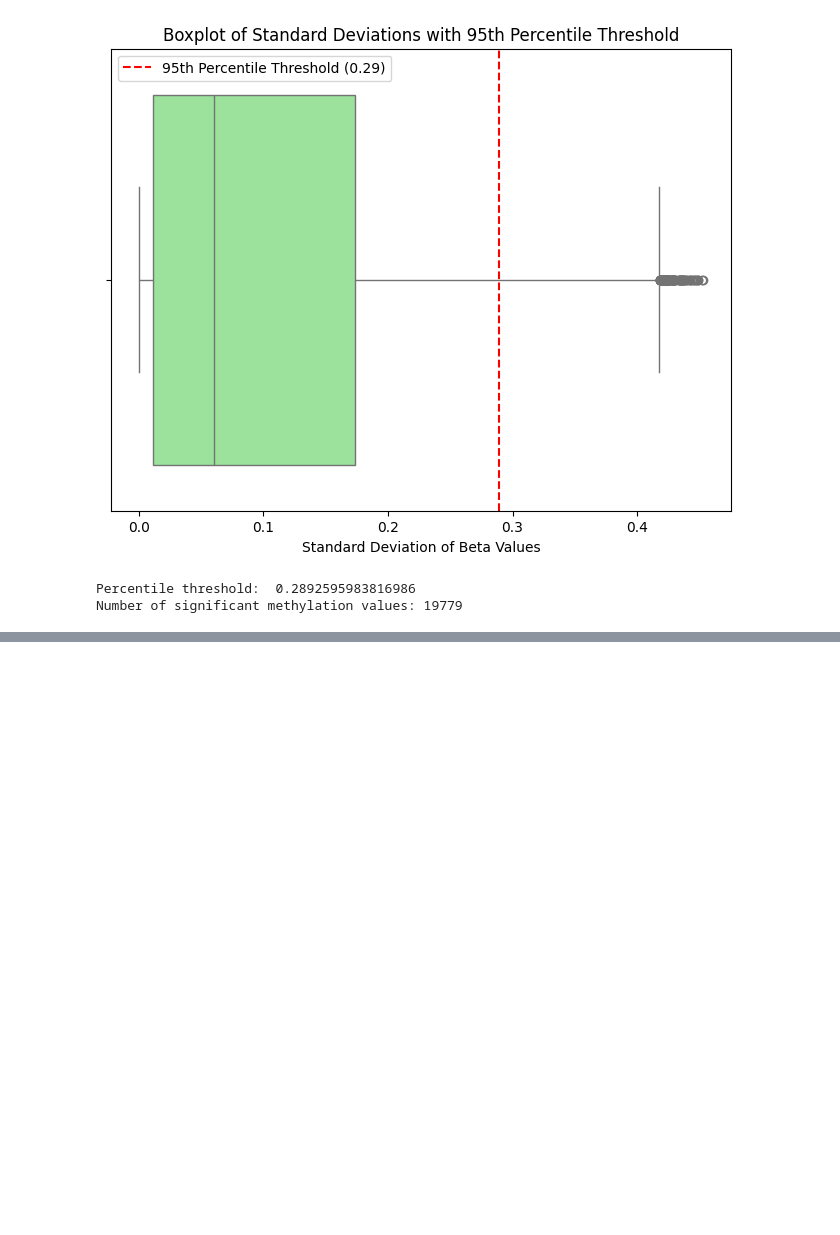
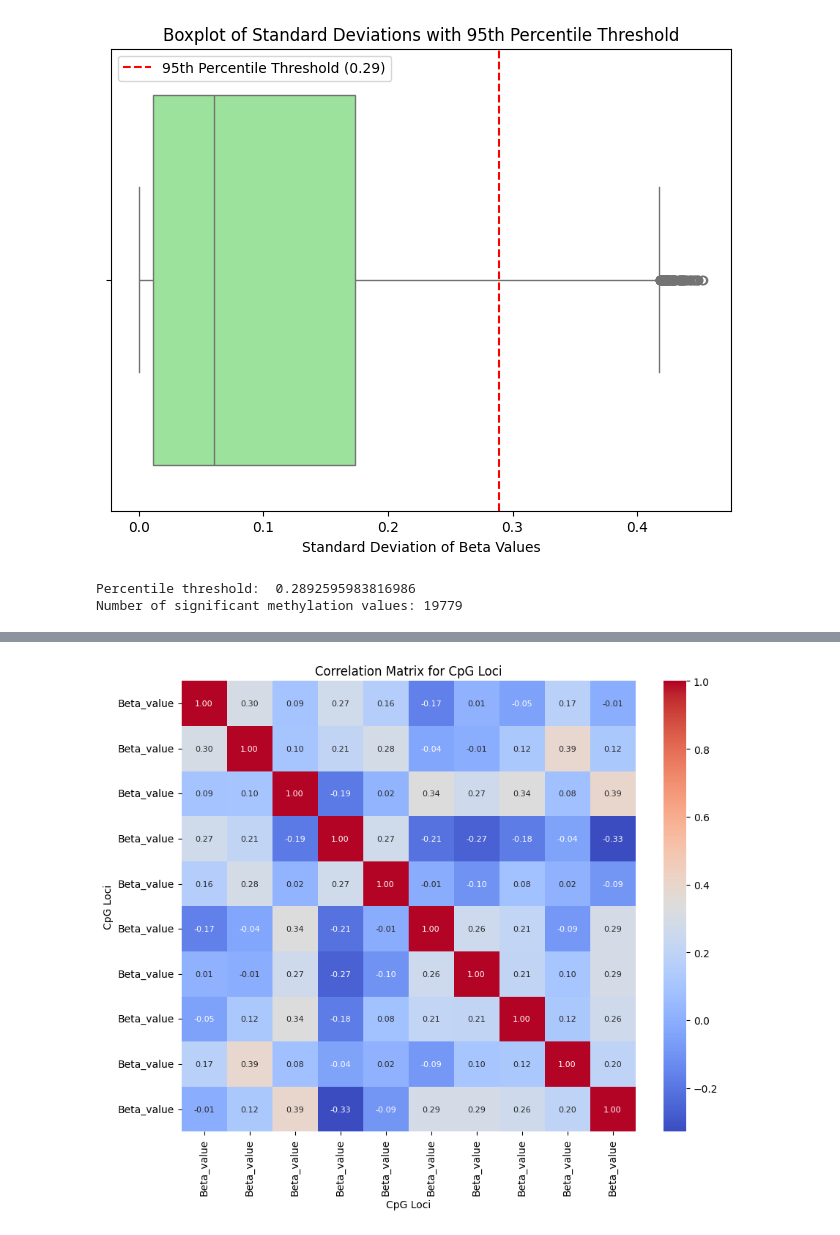
Before and after one commit to killica/Cluster-analysis-of-epigenome, a Jupyter notebook: ClusterAnalysisOfEpigenome.ipynb, the cells around one changed output, grey strips where cells are left out. Cells and saved outputs as stored; diff of their text form; code cells hidden in the pictures; blank space fills up the shorter version.

Commit message:
Add correlation for CpG loci, each treated independently

```diff
--- a/ClusterAnalysisOfEpigenome.ipynb
+++ b/ClusterAnalysisOfEpigenome.ipynb
@@ -139,0 +140,17 @@ print(f"Number of significant methylation values: {len(df)}")
+# %%
+# Extract only Beta_value columns for filtered genes
+beta_value_columns = [index for index, column in enumerate(df.columns) if 'Beta_value' in column]
+beta_values = df.iloc[:, beta_value_columns]
+beta_values = beta_values.apply(pd.to_numeric, errors='coerce')
+# %%
+# Compute correlation matrix for CpG loci
+correlation_matrix = beta_values.corr()
+
+plt.figure(figsize=(10, 8))
+sns.heatmap(correlation_matrix, cmap='coolwarm', annot=True, fmt=".2f", annot_kws={"size": 8})
+plt.title('Correlation Matrix for CpG Loci')
+plt.xlabel('CpG Loci')
+plt.ylabel('CpG Loci')
+plt.show()
+# %% [output]
+[figure, added]
```
Also changed, not shown: parts of 3 cells of this notebook.
